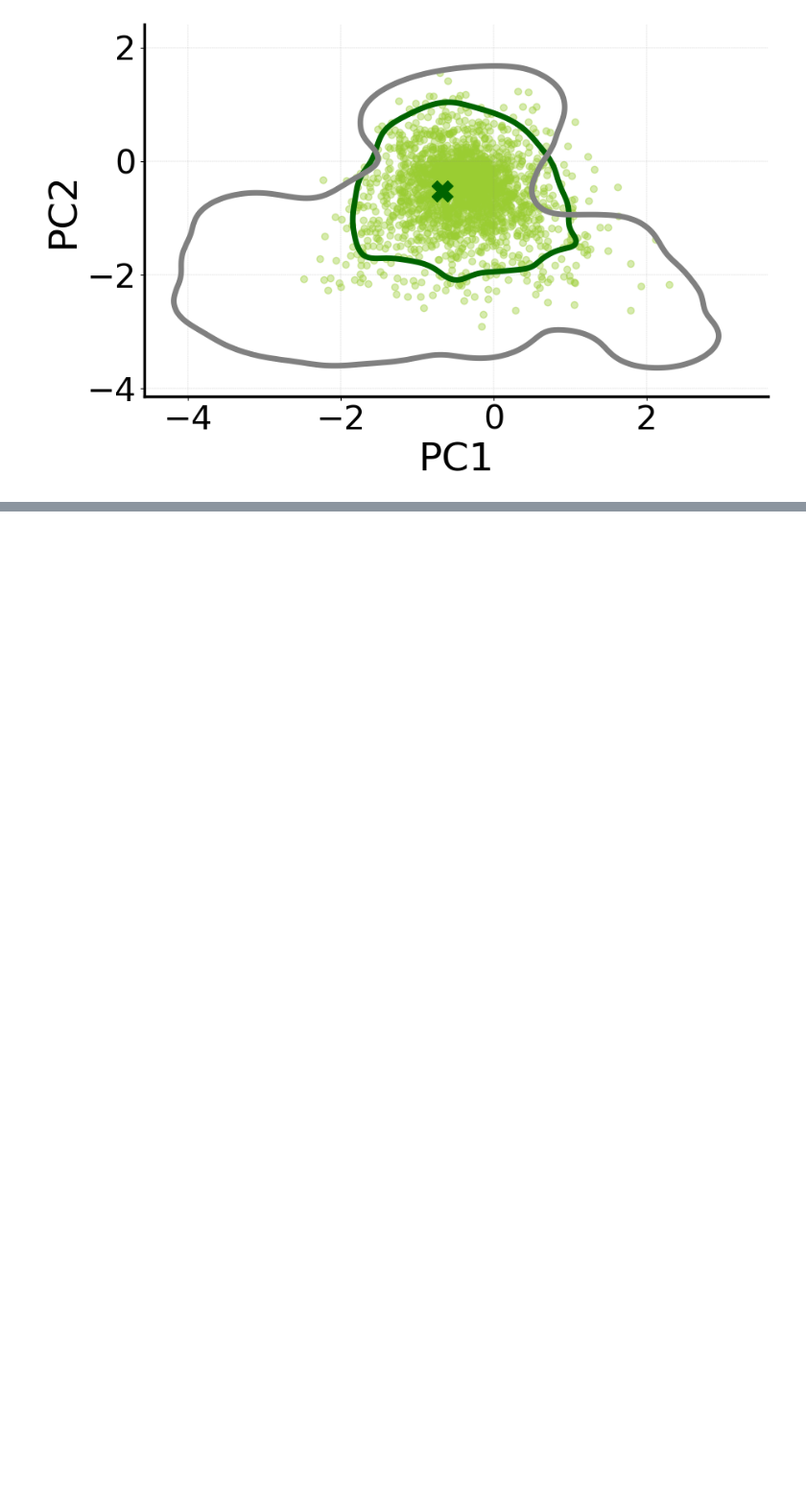
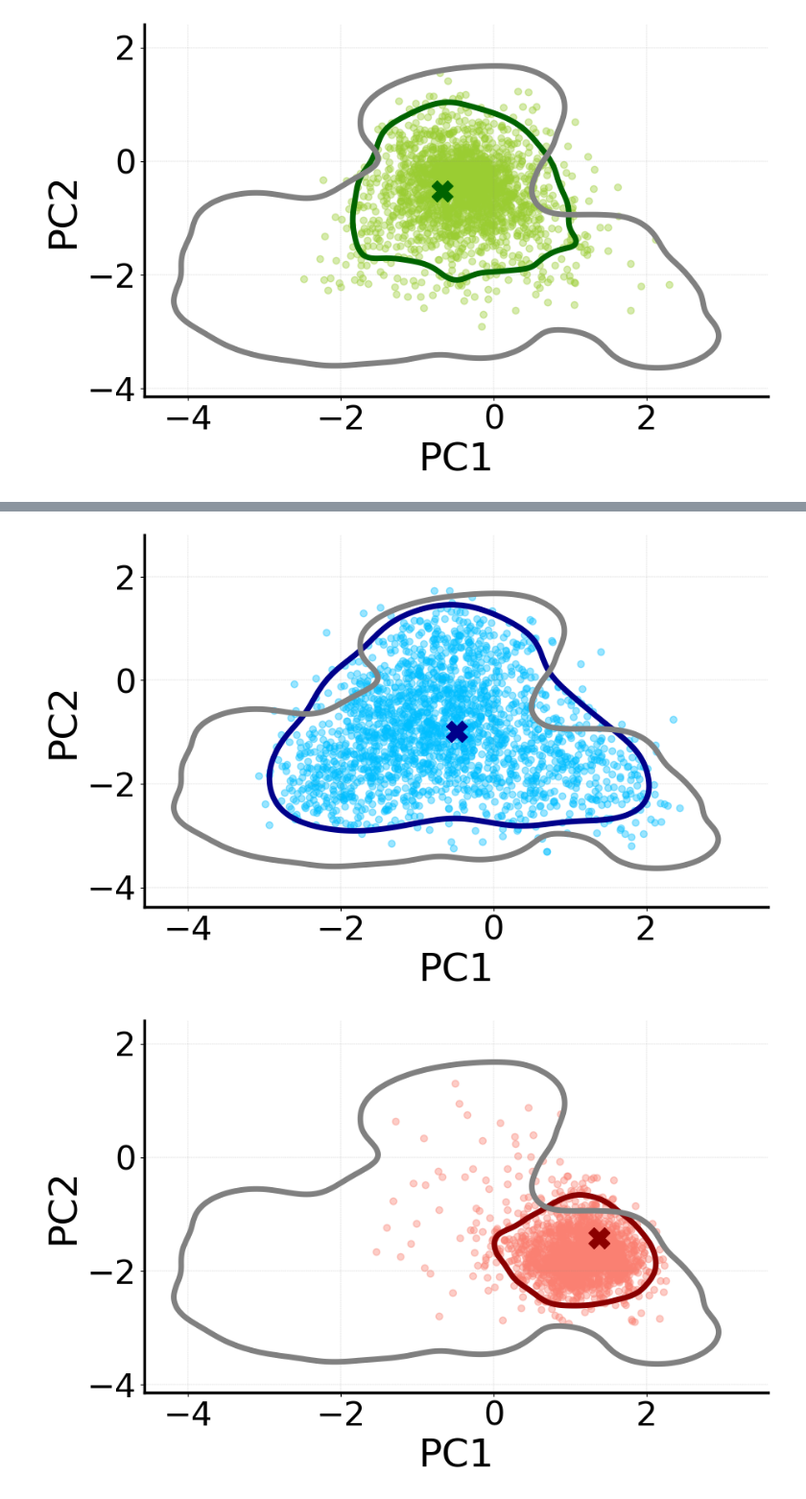
Before and after one commit to leonardodibari/Genie.jl, a Jupyter notebook: notebooks/pca_contour.ipynb, the cells around one changed output, grey strips where cells are left out. Shown at 96% size. Saved outputs shown, nothing was run; the diff lists cells and outputs as text; code cells hidden in the pictures; blank space fills up the shorter version.

```diff
--- a/notebooks/pca_contour.ipynb
+++ b/notebooks/pca_contour.ipynb
@@ -125,3 +119,8 @@ end
 [figure]
 [figure]
 [figure]
+# %%
+## read alignments from evolutionary trajectories
+dbd_msa = DCAUtils.read_fasta_alignment("../../Gen.jl/data/alignments/natural/DBD_alignment.uniref90.cov80.a2m", 0.9);
+@load "../../prova_big_msa.jld2"
+@load "../../data_Genie/3_seqs_sim.jld2"
@@ -127,0 +145,2 @@ end
+# %%
+big_msas = [res_3[i].step_msa[end] for i in 1:3];
@@ -127,0 +167,3 @@ end
+# %%
+pc_nat, pc_sils = check_pca(dbd_msa, big_msas);
+pc_nat_bis, pc_wts = check_pca(dbd_msa, start_msa);
@@ -127,0 +183,51 @@ end
+# %%
+# define figure
+#fig, (axd,) = plt.subplots(1, 1, figsize = (6, 8), dpi = 200)
+
+for i in 1:3
+
+fig = plt.figure()
+fig.set_figheight(6)
+fig.set_figwidth(10)
+shapex = 1
+shapey = 1
+
+
+
+axd = plt.subplot2grid(shape=(shapex, shapey), loc=(0, 0), colspan = 1, rowspan= 1)
+
+
+########
+## 1D ##
+########
+axd.spines["right"].set_visible(false)
+axd.spines["top"].set_visible(false)
+axd.set_xlabel("PC1", fontsize = fs_label)
+axd.set_ylabel("PC2", fontsize = fs_label)
+axd.spines["left"].set_linewidth(axis_width)
+axd.spines["bottom"].set_linewidth(axis_width)
+#axd.set_ylim(-4.5, 2.5)
+#axd.set_xlim(-5.5, 4.5)
+
+n = 2000
+
+
+
+plt.scatter(pc_sils[i][1:n, 1], pc_sils[i][1:n, 2], color = c_dots[i], alpha = 0.4)
+sns.kdeplot(x=pc_sils[i][1:n, 1], y=pc_sils[i][1:n, 2], levels=[0.1, 1.], fill = false,
+    linewidths = lw, color = c_dark[i], bw_adjust = bw)
+axd.scatter(pc_wts[i,1], pc_wts[i,2], s = wt_size, marker = "X", color = c_dark[i])
+sns.kdeplot(x=pc_nat[:, 1], y=pc_nat[:, 2], levels=[0.01, 1.], color = "grey",
+    linewidths = lw, fill = false,linestyles="-", label = "Natural sequences",
+    bw_adjust = bw)
+
+
+axd.tick_params(axis="both", which="major", labelsize=fs_ax)
+axd.grid(color="grey", linestyle="--", alpha = 0.5, linewidth=0.3, zorder = 8)
+#axd.legend(bbox_to_anchor=(0, 1), loc="upper left",
+#fontsize = fs_leg, columnspacing = 0.5, handletextpad = 0.1)
+#plt.savefig("../prova_pca$(i).pdf", dpi = 300, bbox_inches="tight")
+end
+# %% [output]
+[figure, added]
+[figure, added]
```
Also changed, not shown: parts of 7 cells of this notebook, 15 other files.
